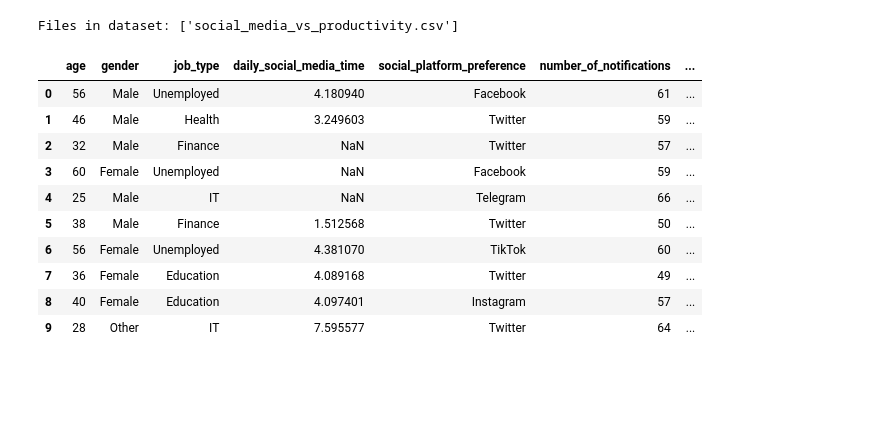
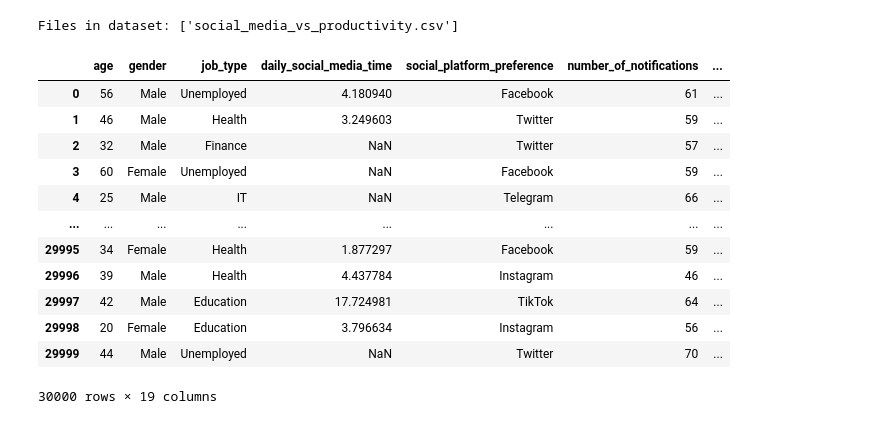
Before and after one commit to firarru/Matkul-ML, a Jupyter notebook: ML_Social_Media_Productivity.ipynb, the cells around one changed output. Cells and saved outputs as stored; diff of their text form; code cells hidden in the pictures; blank space fills up the shorter version.

```diff
--- a/ML_Social_Media_Productivity.ipynb
+++ b/ML_Social_Media_Productivity.ipynb
@@ -19,26 +16,28 @@ Path to dataset files: /root/.cache/kagglehub/datasets/mahdimashayekhi/social-me
 # %%
 import os
 
 files = os.listdir(path)
 print("Files in dataset:", files)
 
 dataset_path = os.path.join(path, "social_media_vs_productivity.csv")
 df = pd.read_csv(dataset_path)
 
-df.head(10)
+df
 # %% [output]
 Files in dataset: ['social_media_vs_productivity.csv']
 |  | age | gender | job_type | daily_social_media_time | social_platform_preference | number_of_notifications | ... |
 | 0 | 56 | Male | Unemployed | 4.180940 | Facebook | 61 | ... |
 | 1 | 46 | Male | Health | 3.249603 | Twitter | 59 | ... |
 | 2 | 32 | Male | Finance | NaN | Twitter | 57 | ... |
 | 3 | 60 | Female | Unemployed | NaN | Facebook | 59 | ... |
 | 4 | 25 | Male | IT | NaN | Telegram | 66 | ... |
-| 5 | 38 | Male | Finance | 1.512568 | Twitter | 50 | ... |
-| 6 | 56 | Female | Unemployed | 4.381070 | TikTok | 60 | ... |
-| 7 | 36 | Female | Education | 4.089168 | Twitter | 49 | ... |
-| 8 | 40 | Female | Education | 4.097401 | Instagram | 57 | ... |
-| 9 | 28 | Other | IT | 7.595577 | Twitter | 64 | ... |
+| ... | ... | ... | ... | ... | ... | ... | ... |
+| 29995 | 34 | Female | Health | 1.877297 | Facebook | 59 | ... |
+| 29996 | 39 | Male | Health | 4.437784 | Instagram | 46 | ... |
+| 29997 | 42 | Male | Education | 17.724981 | TikTok | 64 | ... |
+| 29998 | 20 | Female | Education | 3.796634 | Instagram | 56 | ... |
+| 29999 | 44 | Male | Unemployed | NaN | Twitter | 70 | ... |
+30000 rows × 19 columns
 # %%
 df.info()
 # %% [output]
```
Also changed, not shown: parts of 15 cells of this notebook.
